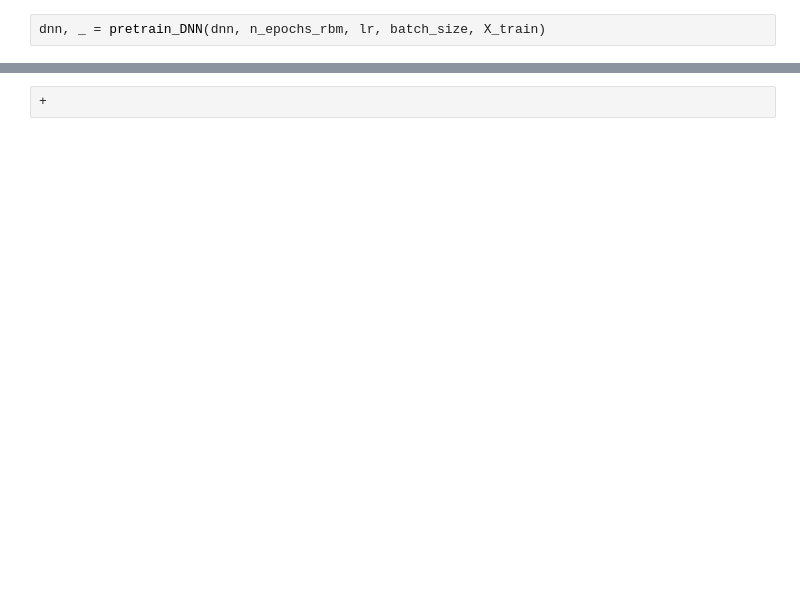
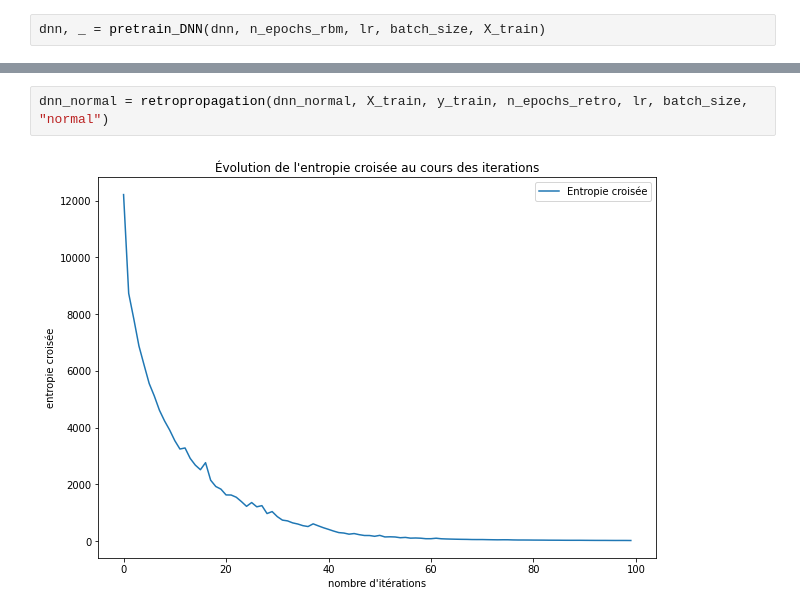
Before and after one commit to ashrafghiye/DBN, a Jupyter notebook: Numpy_Notebook.ipynb, the cells around one changed output, grey strips where cells are left out. Drawn from its saved outputs; the diff is of its cells as text; blank space fills up the shorter version.

```diff
--- a/Deep_Learning_II.ipynb
+++ b/Numpy_Notebook.ipynb
@@ -1205,2 +1208,4 @@ Accuracy : 97.11%
-# %%
-+
+# %%
+dnn_normal = retropropagation(dnn_normal, X_train, y_train, n_epochs_retro, lr, batch_size, "normal")
+# %% [output]
+[figure, added]
```
Also changed, not shown: parts of 6 cells of this notebook, 3 other files.
